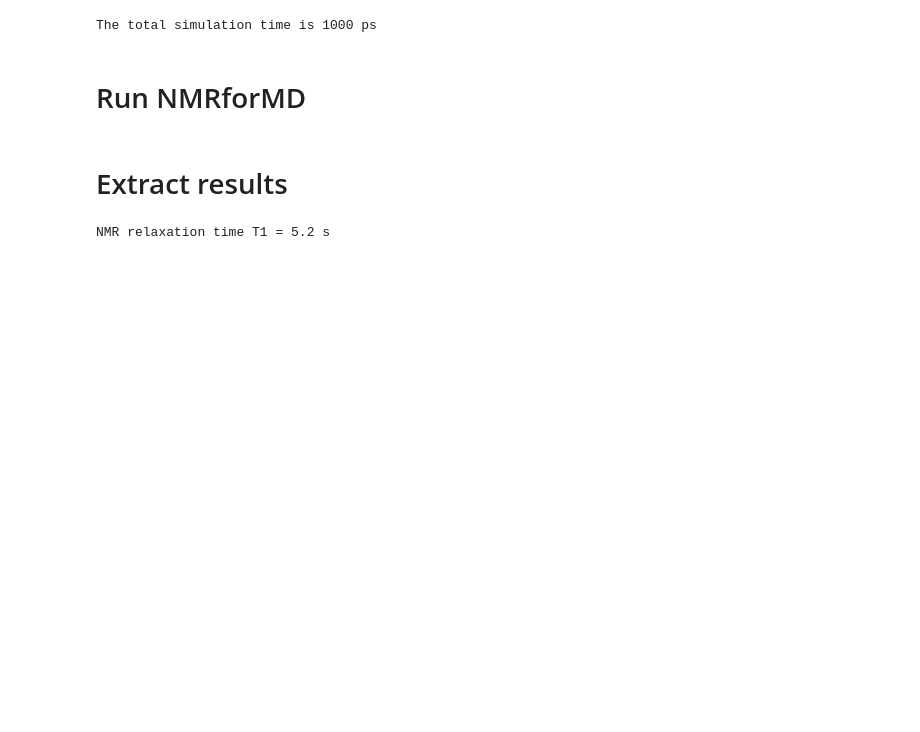
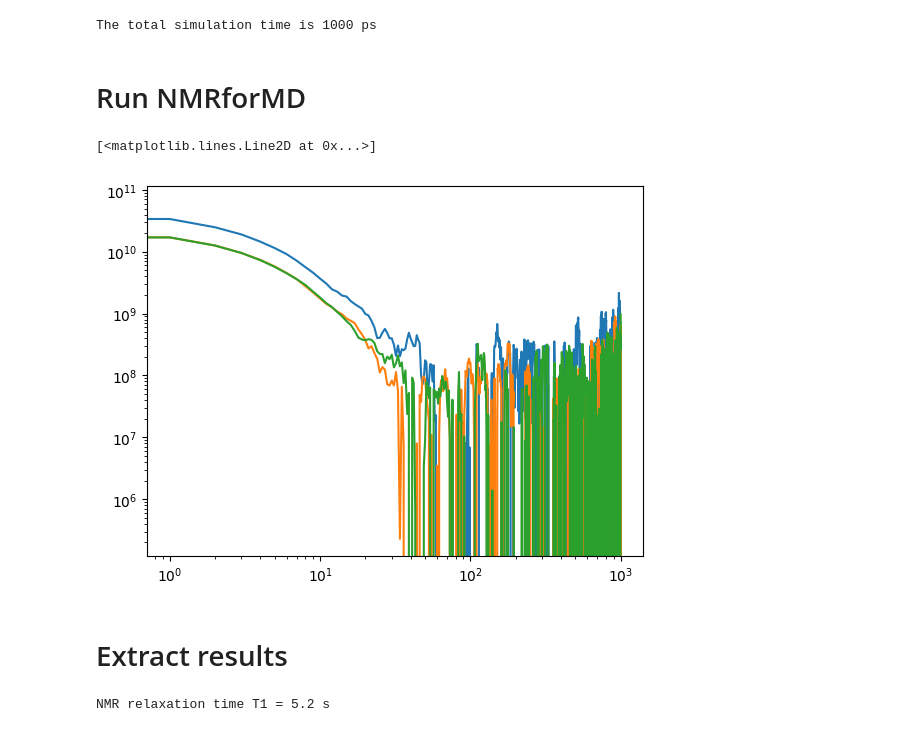
Before and after one commit to simongravelle/nmrformd, a Jupyter notebook: examples/bulk-water/analysis.ipynb, the cells around one changed output. Drawn from its saved outputs; the diff is of its cells as text; code cells hidden in the pictures; blank space fills up the shorter version.

```diff
--- a/examples/bulk-water/analysis.ipynb
+++ b/examples/bulk-water/analysis.ipynb
@@ -28,7 +28,14 @@ The total simulation time is 1000 ps
 # %%
 group_i = u.select_atoms("type 2")
 # %%
-nmr_result = nmrmd.NMR(u, group_i, number_i=50)
+nmr_result = nmrmd.NMR(u, group_i, number_i=200, isotropic=False)
+# %%
+plt.loglog(nmr_result.t, nmr_result.gij[0])
+plt.loglog(nmr_result.t, nmr_result.gij[1]*6)
+plt.loglog(nmr_result.t, nmr_result.gij[2]*6/4)
+# %% [output]
+[<matplotlib.lines.Line2D at 0x...>]
+[figure, added]
 # %% [markdown]
 # Extract results
 # %%
```
Also changed, not shown: 1 other file.
